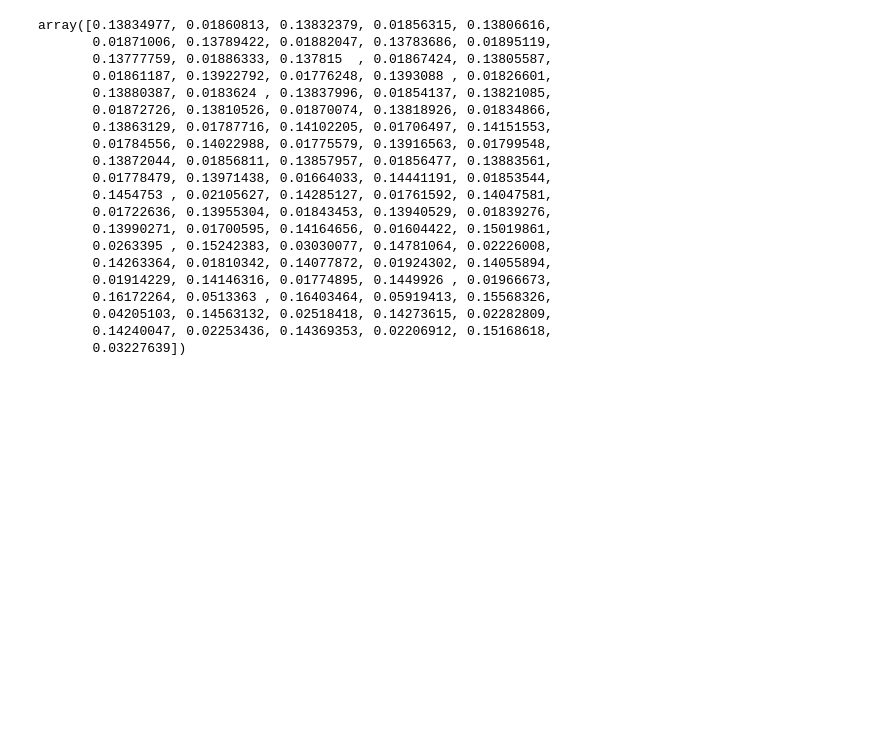
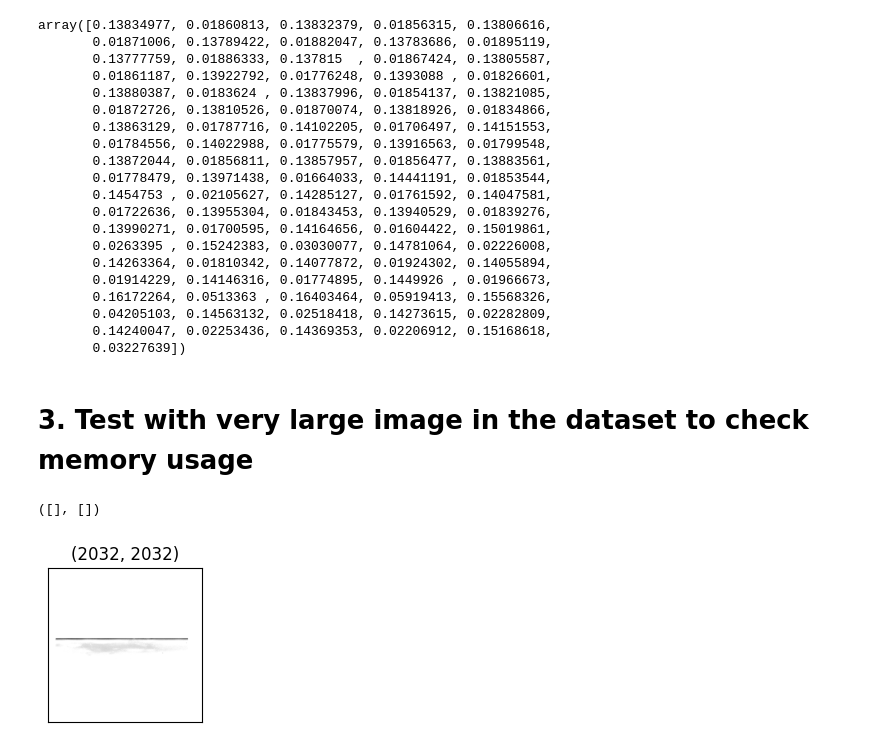
Before and after one commit to ledvic/_Plankton_Zooscan-Machine_Learning, a Jupyter notebook: _pyscripts/extract_gabor_filter_for_an_image.ipynb, the cells around one changed output. Drawn from its saved outputs; the diff is of its cells as text; code cells hidden in the pictures; blank space fills up the shorter version.

```diff
--- a/_pyscripts/extract_gabor_filter_for_an_image.ipynb
+++ b/_pyscripts/extract_gabor_filter_for_an_image.ipynb
@@ -197,3 +208,21 @@ array([0.13834977, 0.01860813, 0.13832379, 0.01856315, 0.13806616,
        0.04205103, 0.14563132, 0.02518418, 0.14273615, 0.02282809,
        0.14240047, 0.02253436, 0.14369353, 0.02206912, 0.15168618,
        0.03227639])
+# %% [markdown]
+# 3. Test with very large image in the dataset to check memory usage
+# %%
+dfFoldTraining_1 = pd.read_csv('..//_inputs//_images_Zooscan//_Zooscan-training-fold_1.csv')
+# %%
+# read an image for testing
+img = io.imread(dfFoldTraining_1["filenames"][82])
+
+plt.figure(figsize=(5,2))
+
+plt.imshow(img,cmap='Greys_r')
+
+plt.title(str(img.shape))
+plt.xticks([])
+plt.yticks([])
+# %% [output]
+([], [])
+[figure, added]
```
Also changed, not shown: parts of 27 cells of this notebook, 2 other files.
